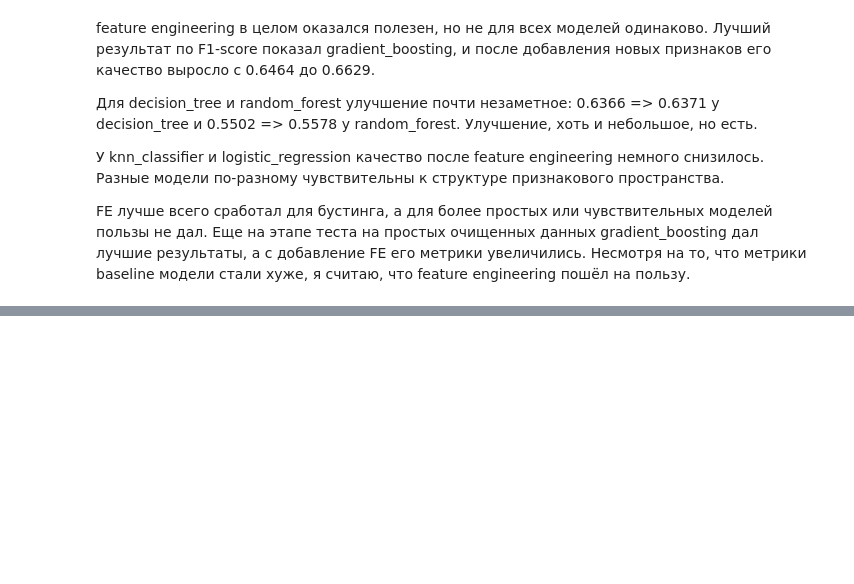
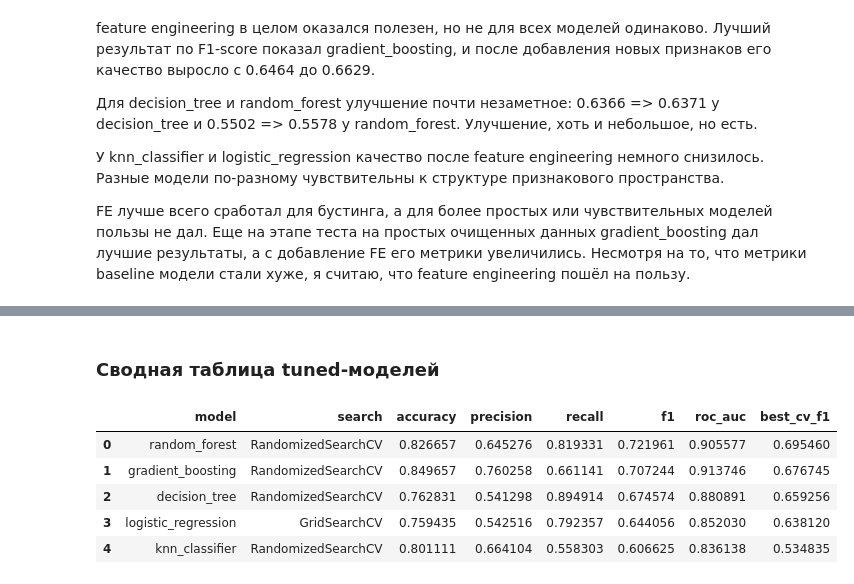
Before and after one commit to hsemlcourse/hseml-group-project-ruf019, a Jupyter notebook: notebooks/03_experiments.ipynb, the cells around one changed output, grey strips where cells are left out. Cells and saved outputs as stored; diff of their text form; code cells hidden in the pictures; blank space fills up the shorter version.

```diff
--- a/notebooks/03_experiments.ipynb
+++ b/notebooks/03_experiments.ipynb
@@ -172,0 +303,15 @@ MODEL_PATH, METRICS_PATH
+# %% [markdown]
+### Сводная таблица tuned-моделей
+# %%
+tuned_results_display = tuned_results[
+    ['model', 'search', 'accuracy', 'precision', 'recall', 'f1', 'roc_auc', 'best_cv_f1']
+].sort_values('f1', ascending=False).reset_index(drop=True)
+
+tuned_results_display
+# %% [output]
+|  | model | search | accuracy | precision | recall | f1 | roc_auc | best_cv_f1 |
+| 0 | random_forest | RandomizedSearchCV | 0.826657 | 0.645276 | 0.819331 | 0.721961 | 0.905577 | 0.695460 |
+| 1 | gradient_boosting | RandomizedSearchCV | 0.849657 | 0.760258 | 0.661141 | 0.707244 | 0.913746 | 0.676745 |
+| 2 | decision_tree | RandomizedSearchCV | 0.762831 | 0.541298 | 0.894914 | 0.674574 | 0.880891 | 0.659256 |
+| 3 | logistic_regression | GridSearchCV | 0.759435 | 0.542516 | 0.792357 | 0.644056 | 0.852030 | 0.638120 |
+| 4 | knn_classifier | RandomizedSearchCV | 0.801111 | 0.664104 | 0.558303 | 0.606625 | 0.836138 | 0.534835 |
```
Also changed, not shown: parts of 22 cells of this notebook, 1 other file.
